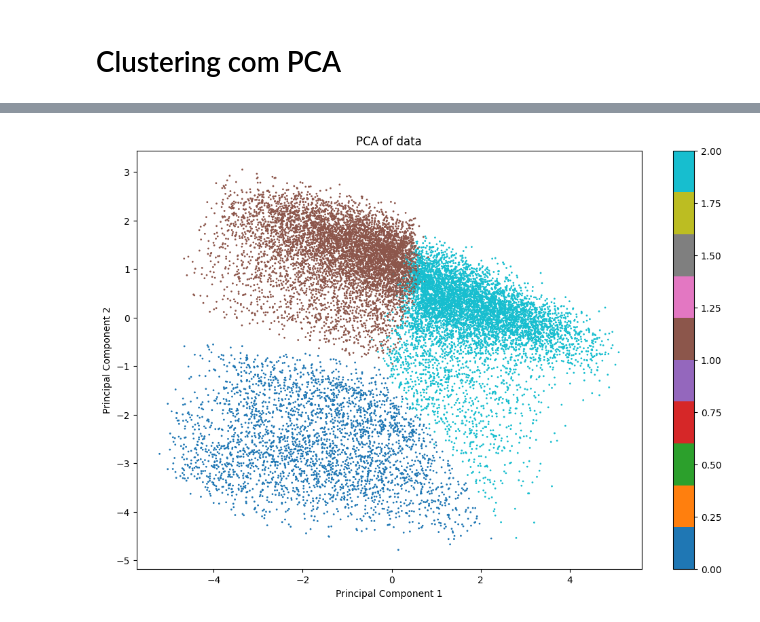
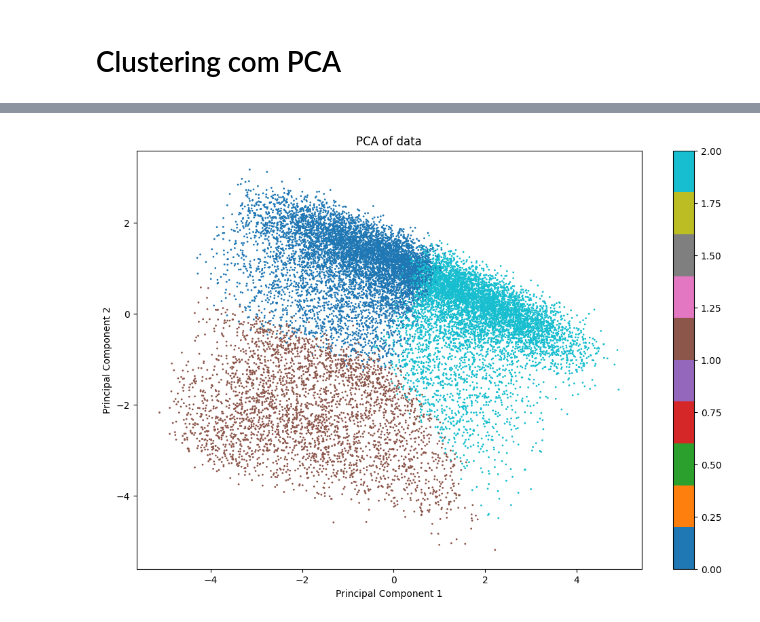
Before and after one commit to PedroJoas/Laborat-rio-de-Ci-ncia-de-Dados, a Jupyter notebook: trabalhos_praticos/Trabalho 3/TratamentoDataset.ipynb, the cells around one changed output, grey strips where cells are left out. Drawn from its saved outputs; the diff is of its cells as text; code cells hidden in the pictures.

Commit message:
tratando dataset e fazendo kmeans

```diff
--- a/trabalhos_praticos/Trabalho 3/TratamentoDataset.ipynb
+++ b/trabalhos_praticos/Trabalho 3/TratamentoDataset.ipynb
@@ -221,7 +87,7 @@ plt.show()
 # %%
 from sklearn.decomposition import PCA
 
-df_pca = df_dummies.copy().drop('Formulario',axis=1)
+df_pca = df_dummies.drop('Formulario',axis=1)
 
 pca = PCA()
 
@@ -237,5 +103,5 @@ Número de componentes para 95% de variância: 89
 # %%
-pca = PCA(n_components=89)
+pca = PCA(n_components=n_components)
 
 X_pca = pca.fit_transform(df_pca)
 # %%
@@ -243,5 +109,10 @@ from sklearn.cluster import KMeans
 import matplotlib.pyplot as plt
 
 # Aplicar K-Means
-kmeans = KMeans(n_clusters=3, random_state=42)
-y_cluster = kmeans.fit_predict(X_pca)
+sse = []
+k_values = range(1, 10)
+
+for k in k_values:
+    kmeans = KMeans(n_clusters=k, random_state=42, n_init=10)
+    kmeans.fit(X_pca)
+    sse.append(kmeans.inertia_)  # Inertia = SSE
@@ -248,11 +128,14 @@ y_cluster = kmeans.fit_predict(X_pca)
+# %%
+kmeans = KMeans(n_clusters=3, random_state=42, n_init=10)
+clusters = kmeans.fit_predict(X_pca)
 # %%
 plt.figure(figsize=(12, 8))
-scatter = plt.scatter(X_pca[:, 0], X_pca[:, 1], c=y_cluster.astype(int), cmap='tab10', s=1)
+scatter = plt.scatter(X_pca[:, 0], X_pca[:, 1], c=clusters.astype(int), cmap='tab10', s=1)
 plt.colorbar(scatter)
 plt.title('PCA of data')
 plt.xlabel('Principal Component 1')
 plt.ylabel('Principal Component 2')
 plt.show()
 # %% [output]
-[figure, old version]
+[figure, new version]
 # %%
```
Also changed, not shown: parts of 28 cells of this notebook, 2 other files.
